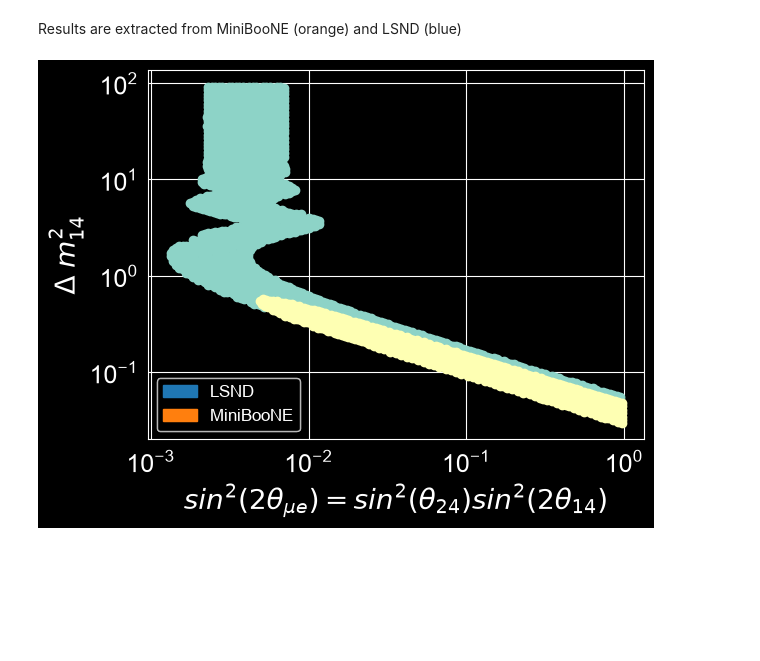
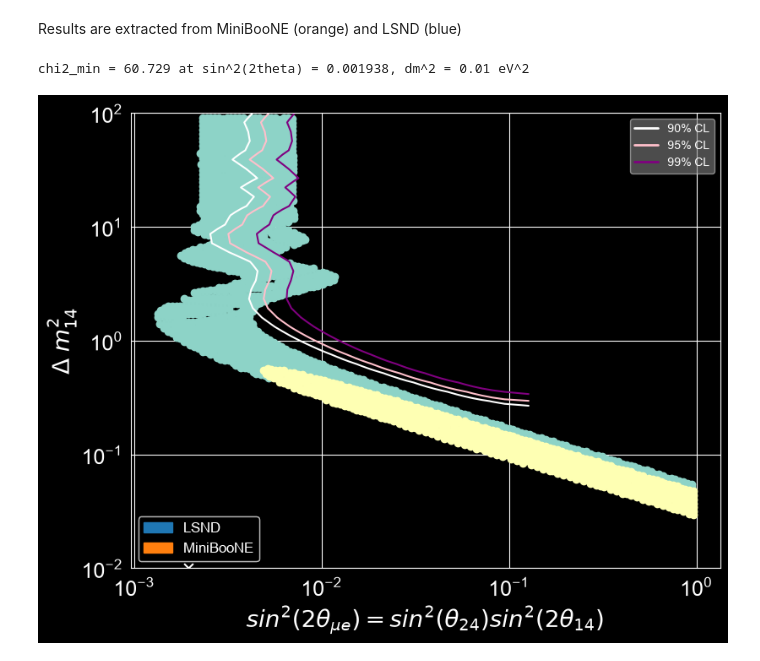
Before and after one commit to harrisonunwin/MicroBooNE_Lab, a Jupyter notebook: MainAnalysis_template.ipynb, the cells around one changed output. Saved outputs shown, nothing was run; the diff lists cells and outputs as text; code cells hidden in the pictures; blank space fills up the shorter version.

```diff
--- a/MainAnalysis_template.ipynb
+++ b/MainAnalysis_template.ipynb
@@ -710,9 +737,9 @@ X, Y, Z = chi_loop(MC_after, oscillated_cut, lower_col='new_weight', upper_col='
 # %%
 # plot contourf function and find minimum!
 from matplotlib.colors import LogNorm
-from matplotlib.lines import Line2D
+from matplotlib.lines import Line2D          # here to build the legend
 
-def contour_plot(A, B, C, log=True, data=True, chi=True):
+def contour_plot(A, B, C, log=True, data=True, chi=True, fill=True, ax=None):
 
     chi2min = np.min(C)
     colours = ['white', 'pink', 'purple']
@@ -726,15 +753,19 @@ def contour_plot(A, B, C, log=True, data=True, chi=True):
 
     levels_confidence = [chi2min + c for c in cons]
 
-    fig, ax = plt.subplots()
-    shading = ax.contourf(B, A, C.T, levels=10)
+    if ax is None:                         # only make a new figure if no axes given
+        fig, ax = plt.subplots()
+
+    if fill:
+        shading = ax.contourf(B, A, C.T, levels=10)
+        ax.figure.colorbar(shading, ax=ax, label=r"$\chi^2$")
     ax.contour(B, A, C.T, levels=levels_confidence, colors=colours)
 
     # key for the confidence levels
     handles = [Line2D([0], [0], color=col, lw=2) for col in colours]
-    ax.legend(handles, labels, loc='best', facecolor='grey', framealpha=0.6)
+    cl_legend = ax.legend(handles, labels, loc='upper right', facecolor='grey', framealpha=0.6)
+    ax.add_artist(cl_legend)               # keeps it when another legend is added later
 
-    fig.colorbar(shading, label=r"$\chi^2$")
     ax.set(ylabel=r"$\Delta m^2_{12}$ [eV$^2$]", xlabel=r"$\sin^2(2\theta)$")
 
     if log:
@@ -743,14 +774,8 @@ def contour_plot(A, B, C, log=True, data=True, chi=True):
 
     if chi:
         iy, ix = np.unravel_index(np.argmin(C.T), C.T.shape)
-        x_min, y_min = B[ix], A[iy]          # use B[iy, ix], A[iy, ix] if A, B are 2D meshgrids
+        x_min, y_min = B[ix], A[iy]
         ax.scatter(x_min, y_min, marker='x', color='white', s=60, zorder=5)
         print(f"chi2_min = {chi2min:.3f} at sin^2(2theta) = {x_min:.4g}, dm^2 = {y_min:.4g} eV^2")
 
-
-    plt.show()
-
-
-
-
-contour_plot(X, Y, Z, log=False, data=False, chi=False)
+    return ax                              # no plt.show() here
@@ -769,7 +798,7 @@ print(X[2], Y[11])
 Apply your above defined functions, and represent your result with matplotlib's contour and fcontour.
 # %%
 # oscillate MC wrt to true data
-X2,Y2,Z2 = chi_loop(MC_after, df_mboone, lower_col = 'new_weight', upper_col = None)
+X2,Y2,Z2 = chi_loop_2(MC_after, df_mboone, lower_col = 'new_weight', upper_col = None)
 # %%
 # contourf application
 contour_plot(X2,Y2,Z2, log = True, data = True, chi = True)
@@ -803,13 +835,9 @@ Determine confidence levels, and find the parameter values that correspond to th
 def sin2theta_mue(sin2_mumu, sin2_ee=0.24):
     return (1 - np.sqrt(1 - sin2_mumu)) * (1 - np.sqrt(1 - sin2_ee))
 
-# Use whatever array/meshgrid Z2 was built from, e.g. the one paired with X2
-x = sin2theta_mue(Y2)       # Y2 = the sin^2(2θ_μμ) grid used for Z2
 
-contour_plot(X2, x, Z2, log=True, data=True, chi=True)
+Y2_scaled = sin2theta_mue(Y2)
+print(Y2_scaled)
 
-x = sin2theta_mue(Y2)
-print(x)
-
-contour_plot(X2, x, Z2,log = True, data = True, chi = True)
+contour_plot(X2, Y2_scaled, Z2,log = True, data = True, chi = True)
 # %% [output]
@@ -833,26 +860,28 @@ Results are extracted from MiniBooNE (orange) and LSND (blue)
 # %%
 # Load data
 LSND_data = pd.read_csv('./data/DataSet_LSND.csv').to_numpy()
 MiniBooNE_data = pd.read_csv('./data/DataSet_MiniBooNE.csv').to_numpy()
 
 # Plot data
+fig, ax = plt.subplots(figsize=(9, 7))
 plt.plot(LSND_data[:,0],LSND_data[:,1],'o')
 plt.plot(MiniBooNE_data[:,0],MiniBooNE_data[:,1],'o')
+contour_plot(X2, Y2_scaled, Z2, log=True, data=True, chi=True, fill=False, ax=ax)
 
-
-# Producing MiniBooNE/LSND legend
+#Producing MiniBooNE/LSND legend
 LSND_path = mpatches.Patch(color='tab:blue', label = 'LSND')
 MINI_path = mpatches.Patch(color='tab:orange', label = 'MiniBooNE')
 first_legend = plt.legend(handles=[LSND_path, MINI_path], loc = 'lower left', fontsize = 12)
 plt.gca().add_artist(first_legend)
 
 
 plt.xlabel(r'$sin^2(2\theta_{\mu e})=sin^2(\theta_{24})sin^2(2\theta_{14})$',fontsize=20)
 plt.ylabel(r'$\Delta$ $m_{14}^2$',fontsize=20)
 plt.xticks(fontsize=18)
 plt.yticks(fontsize=18)
 plt.yscale('log')
 plt.xscale('log')
 plt.show()
 # %% [output]
+chi2_min = 60.729 at sin^2(2theta) = 0.001938, dm^2 = 0.01 eV^2
-[figure, old version]
+[figure, new version]
```
Also changed, not shown: parts of 30 cells of this notebook.
